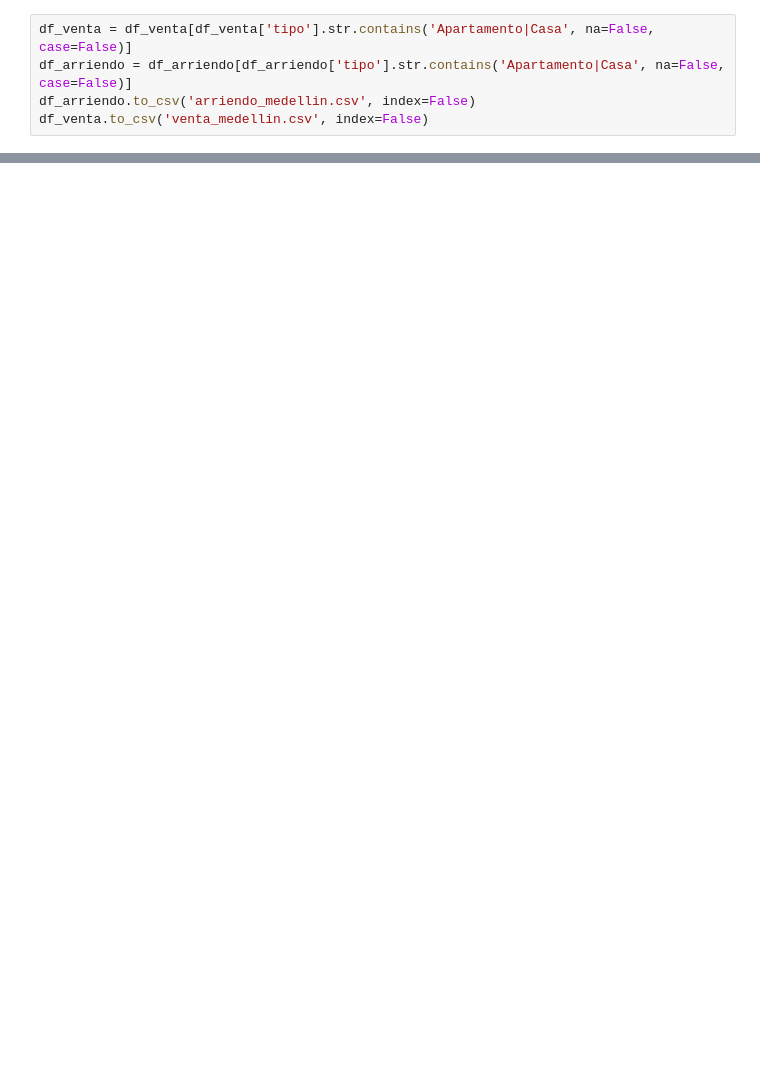
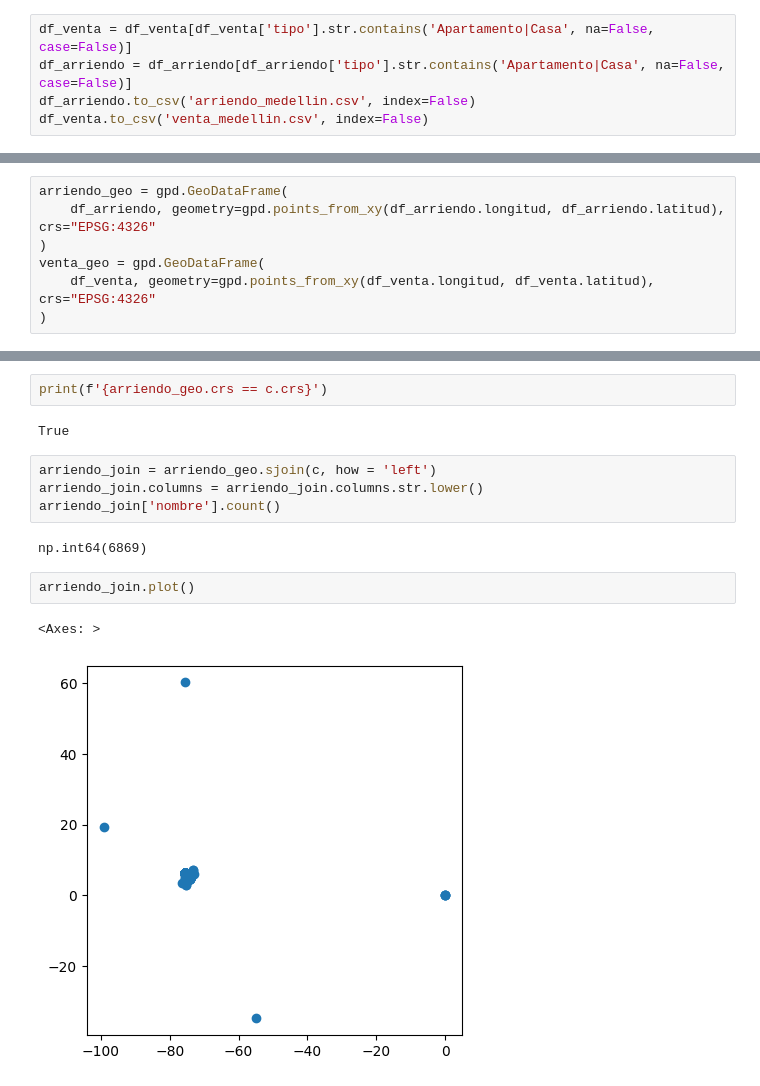
Before and after one commit to roman-correa/news, a Jupyter notebook: new_scraper.ipynb, the cells around one changed output, grey strips where cells are left out. Drawn from its saved outputs; the diff is of its cells as text; blank space fills up the shorter version.

```diff
--- a/new_scraper.ipynb
+++ b/new_scraper.ipynb
@@ -206,0 +220,7 @@ a.get('results')[0].get('contactPhone')
+# %%
+arriendo_geo = gpd.GeoDataFrame(
+    df_arriendo, geometry=gpd.points_from_xy(df_arriendo.longitud, df_arriendo.latitud), crs="EPSG:4326"
+)
+venta_geo = gpd.GeoDataFrame(
+    df_venta, geometry=gpd.points_from_xy(df_venta.longitud, df_venta.latitud), crs="EPSG:4326"
+)
@@ -206,0 +243,15 @@ a.get('results')[0].get('contactPhone')
+# %%
+print(f'{arriendo_geo.crs == c.crs}')
+# %% [output]
+True
+# %%
+arriendo_join = arriendo_geo.sjoin(c, how = 'left')
+arriendo_join.columns = arriendo_join.columns.str.lower()
+arriendo_join['nombre'].count()
+# %% [output]
+np.int64(6869)
+# %%
+arriendo_join.plot()
+# %% [output]
+<Axes: >
+[figure, added]
```
Also changed, not shown: parts of 9 cells of this notebook, 9 other files.
